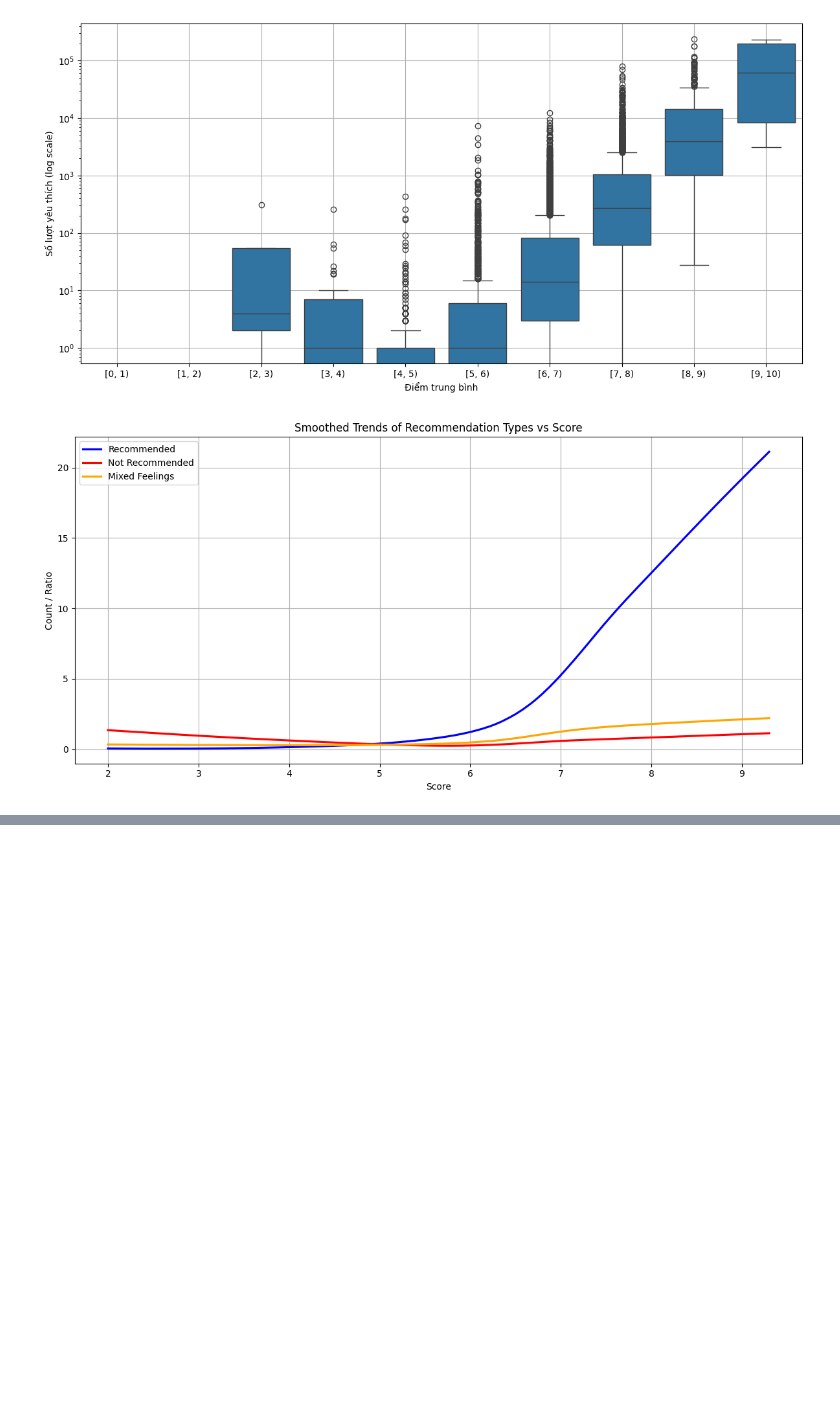
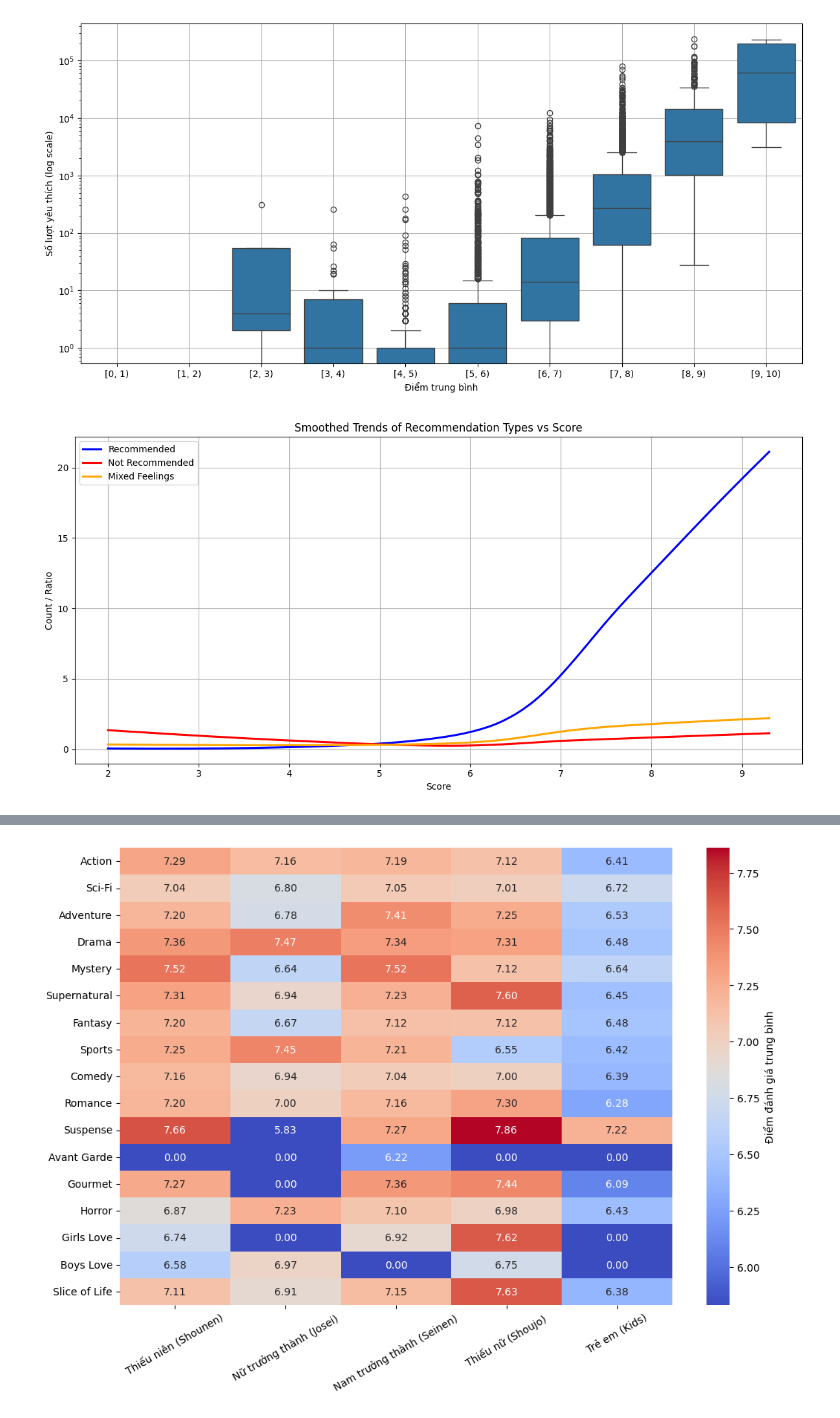
Before and after one commit to StrugVN/data-analysis-ctu, a Jupyter notebook: 2/2.ipynb, the cells around one changed output, grey strips where cells are left out. Cells and saved outputs as stored; diff of their text form; code cells hidden in the pictures; blank space fills up the shorter version.

```diff
--- a/2/2.ipynb
+++ b/2/2.ipynb
@@ -439,0 +438,80 @@ df_processed
+# %%
+genre_list = df_processed['genres'].explode().unique().tolist()
+genre_list = [genre for genre in genre_list if genre not in ['', 'Award Winning', 'Hentai', 'Erotica', 'Ecchi']]
+
+demographic_list = df_processed['demographics'].explode().unique().tolist()
+demographic_list = [d for d in demographic_list if d not in ['']]
+demographic_list
+
+# genre_list y col, demographic_list x col, x-y contains the avarage score of the anime in that genre and demographic, fillna with 0
+genre_demographic_scores = pd.DataFrame(
+    index=genre_list,
+    columns=demographic_list,
+)
+for genre in genre_list:
+    for demographic in demographic_list:
+        avg_score = df_processed[
+            (df_processed['genres'].apply(lambda x: genre in x)) &
+            (df_processed['demographics'].apply(lambda x: demographic in x))
+        ]['score'].mean()
+        genre_demographic_scores.loc[genre, demographic] = avg_score
+genre_demographic_scores = genre_demographic_scores.fillna(0)
+
+# find min that is not 0
+min_score = genre_demographic_scores[genre_demographic_scores > 0].min().min()
+print(f"Minimum score (excluding 0): {min_score:.2f}")
+max_score = genre_demographic_scores.max().max()
+print(f"Maximum score: {max_score:.2f}")
+
+
+# make another one with average number of favorites instead of score
+genre_demographic_favorites = pd.DataFrame(
+    index=genre_list,
+    columns=demographic_list,
+)
+for genre in genre_list:
+    for demographic in demographic_list:
+        avg_favorites = df_processed[
+            (df_processed['genres'].apply(lambda x: genre in x)) &
+            (df_processed['demographics'].apply(lambda x: demographic in x))
+        ]['members'].mean()
+        genre_demographic_favorites.loc[genre, demographic] = avg_favorites
+genre_demographic_favorites = genre_demographic_favorites.fillna(0)
+
+q1 = genre_demographic_favorites.quantile(0.25).min()
+q3 = genre_demographic_favorites.quantile(0.75).max()
+iqr = q3 - q1
+
+demographic_list_vi = ['Thiếu niên (Shounen)', 'Nữ trưởng thành (Josei)', 'Nam trưởng thành (Seinen)', 'Thiếu nữ (Shoujo)', 'Trẻ em (Kids)']
+genre_demographic_scores.columns = demographic_list_vi
+genre_demographic_favorites.columns = demographic_list_vi
+
+plt.figure(figsize=(12, 8))
+sns.heatmap(
+    genre_demographic_scores,
+    annot=True,
+    fmt=".2f",
+    cmap='coolwarm',
+    vmin=min_score,
+    vmax=max_score,
+    cbar_kws={'label': 'Điểm đánh giá trung bình'},
+)
+plt.xticks(rotation=30)
+
+
+from matplotlib.colors import LogNorm, Normalize
+plt.figure(figsize=(12, 8))
+sns.heatmap(
+    genre_demographic_favorites,
+    annot=True,
+    fmt=",.0f",
+    cmap='coolwarm',
+    vmin=50000 ,
+    vmax=300000 ,
+    cbar_kws={'label': 'Trung bình lượt thích'},
+    #norm=LogNorm()
+)
+plt.xticks(rotation=30)
+plt.xlabel('Đối tượng khán giả')
+plt.ylabel('Thể loại')
+# %% [output]
@@ -439,0 +521 @@ df_processed
+[figure, added]
```
Also changed, not shown: parts of 20 cells of this notebook.
